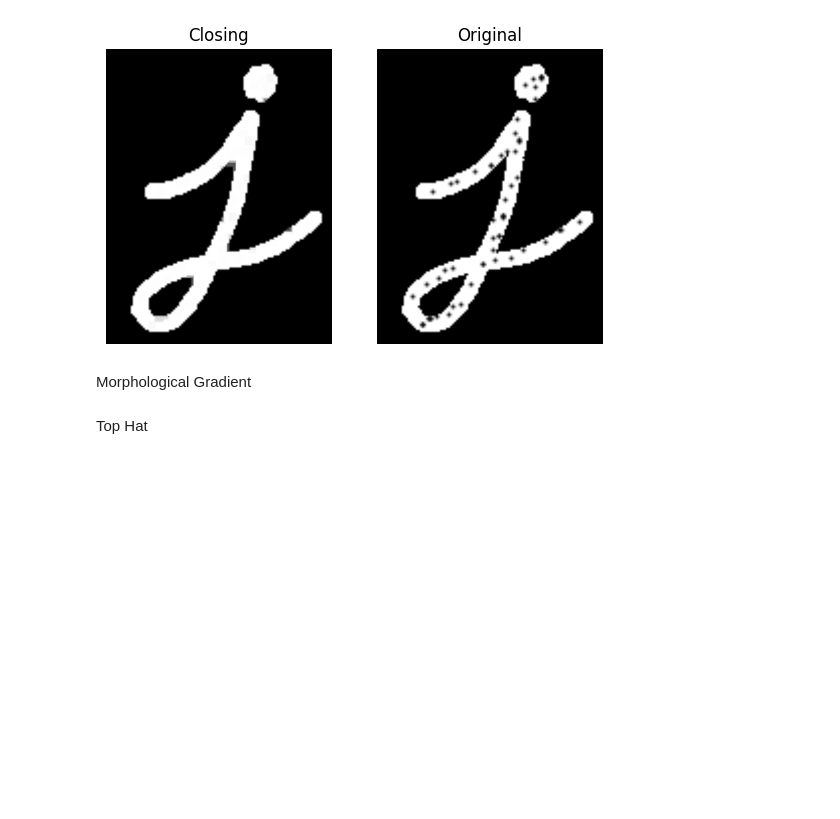
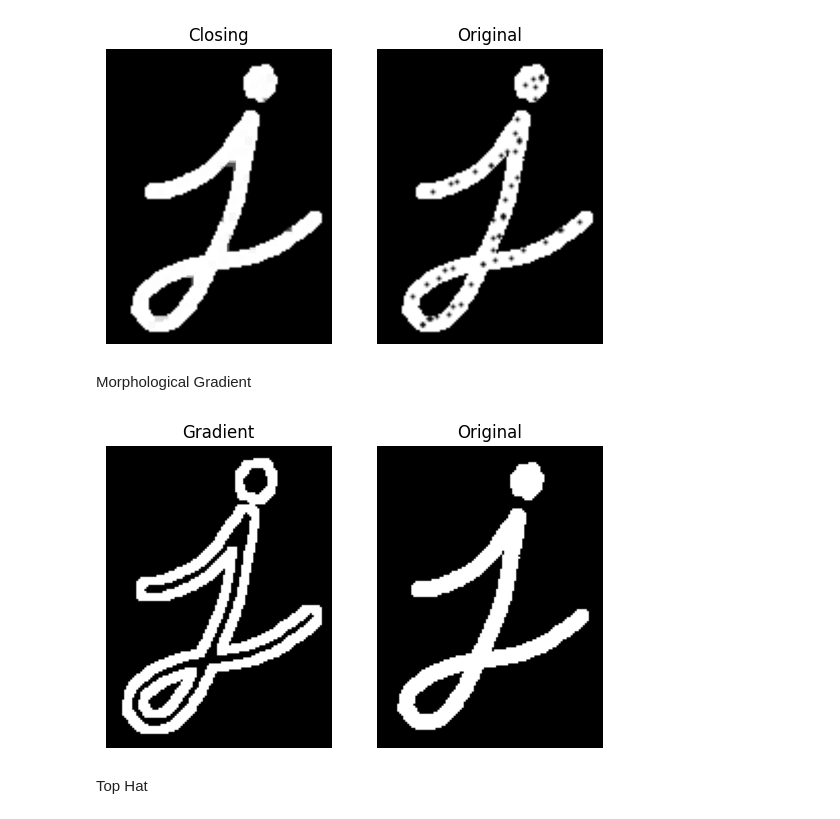
Before and after one commit to olaw01/OpenCV_image_processing, a Jupyter notebook: data/MorphologicalOperations.ipynb, the cells around one changed output. Drawn from its saved outputs; the diff is of its cells as text; code cells hidden in the pictures; blank space fills up the shorter version.

```diff
--- a/data/MorphologicalOperations.ipynb
+++ b/data/MorphologicalOperations.ipynb
@@ -96,18 +96,21 @@ plt.show()
 # %% [markdown]
 Morphological Gradient
 # %%
-gradient = cv.morphologyEx(image, cv.MORPH_GRADIENT, kernel)
+kernel = np.ones((5,5),np.uint8)
+gradient = cv.morphologyEx(image_j, cv.MORPH_GRADIENT, kernel)
 
 plt.subplot(1,2,1)
 plt.imshow(gradient)
 plt.title('Gradient')
 plt.axis('off')
 
 plt.subplot(1,2,2)
-plt.imshow(image)
+plt.imshow(image_j)
 plt.title('Original')
 plt.axis('off')
 plt.show()
+# %% [output]
+[figure, added]
 # %% [markdown]
 Top Hat
 # %%
```
Also changed, not shown: parts of 2 cells of this notebook.
